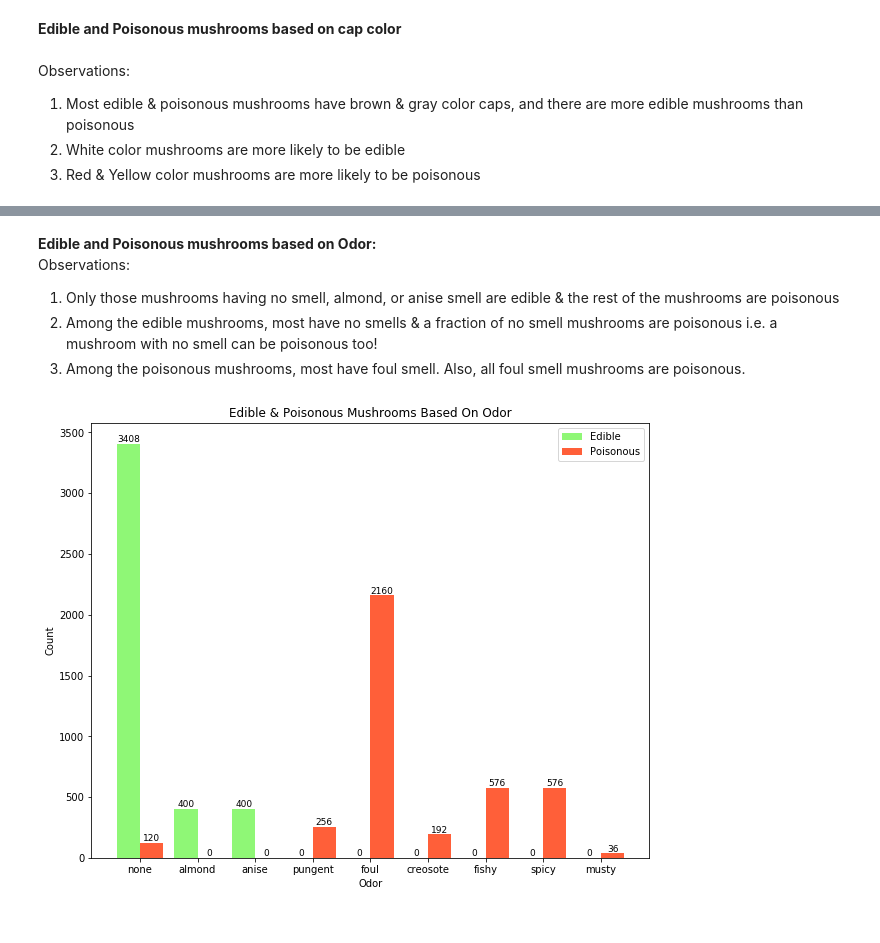
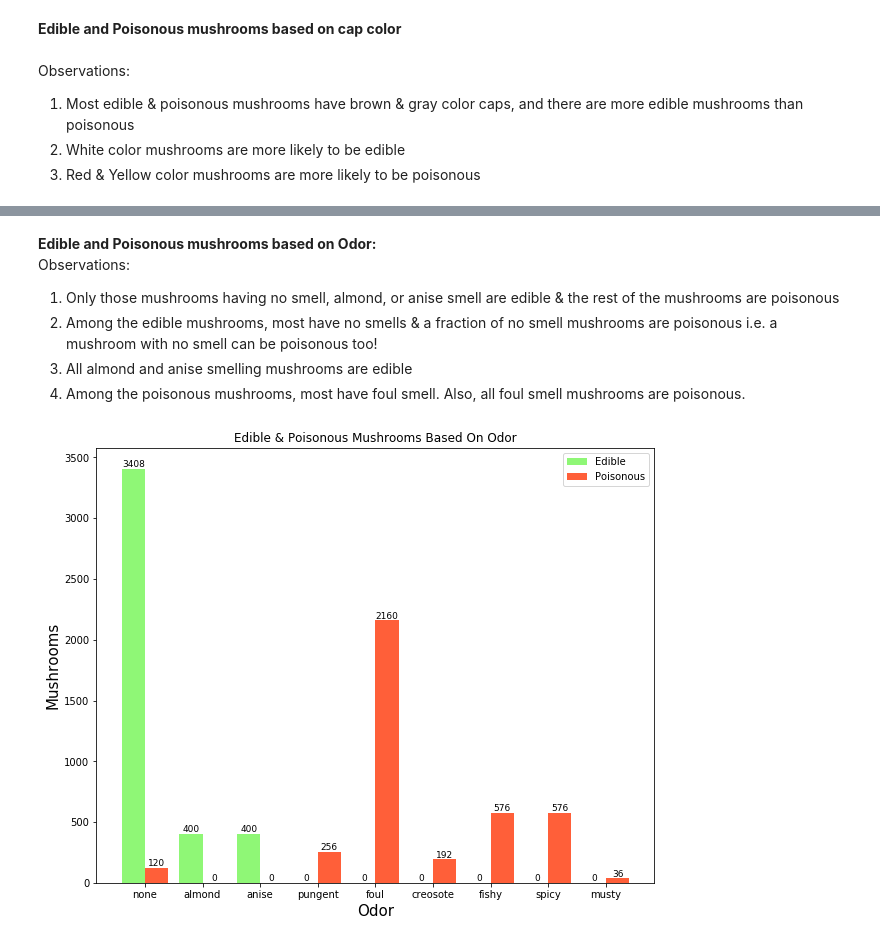
Before and after one commit to yuvrajpandya/ScikitLearn, a Jupyter notebook: KNN/Mushroom Prediction.ipynb, the cells around one changed output, grey strips where cells are left out. Saved outputs shown, nothing was run; the diff lists cells and outputs as text; code cells hidden in the pictures.

```diff
--- a/KNN/Mushroom Prediction.ipynb
+++ b/KNN/Mushroom Prediction.ipynb
@@ -75,6 +75,9 @@ import numpy as np
 import matplotlib.pyplot as plt
 import seaborn as sns
 from sklearn import preprocessing
+# %%
+# constants
+fontsize = 15
 # %%
 df = pd.read_csv('https://raw.githubusercontent.com/yuvrajpandya/ScikitLearn/master/Datasets/mushrooms.csv')
 df.head()
@@ -268,37 +271,38 @@ autolabel(poisonous_bars, ax);
 Observations:<br>
 1. Only those mushrooms having no smell, almond, or anise smell are edible & the rest of the mushrooms are poisonous<br>
 2. Among the edible mushrooms, most have no smells & a fraction of no smell mushrooms are poisonous i.e. a mushroom with no smell can be poisonous too!<br>
-3. Among the poisonous mushrooms, most have foul smell. Also, all foul smell mushrooms are poisonous.<br>
+3. All almond and anise smelling mushrooms are edible<br>
+4. Among the poisonous mushrooms, most have foul smell. Also, all foul smell mushrooms are poisonous.<br>
 # %%
 # odor
 # odor: almond=a,anise=l,creosote=c,fishy=y,foul=f, musty=m,none=n,pungent=p,spicy=s
 edible_odor, poisonous_odor = preparebars('odor', {'a':'almond', 'l':'anise', 'c':'creosote', 'y': 'fishy', 'f':'foul','m':'musty', 'n':'none', 'p':'pungent', 's':'spicy'})
 
 # plot odor and edible/poisonous mushroom
 fig, ax = plt.subplots(figsize=(10,8))
 ax.set_title('Edible & Poisonous Mushrooms Based On Odor')
 width = 0.4
 ed_indexes = [x+1 for x in edible_odor.index]
 po_indexes = [x+width for x in ed_indexes]
 
 labels = edible_odor['odor']
 
 # edible mushrooms having different cap-color
 edible_bars = ax.bar(ed_indexes, edible_odor['count'], width, color='#8ff776')
 
 # poisonous mushrooms having different cap-color
 poisonous_bars = ax.bar(po_indexes, poisonous_odor['count'], width, color='#ff5f39')
 
 # set x & y axis ticks & labels
 ax.set_xticks([x+width/2 for x in ed_indexes])
 ax.set_xticklabels(labels)
-ax.set_xlabel('Odor')
-ax.set_ylabel('Count')
+ax.set_xlabel('Odor', fontsize = fontsize)
+ax.set_ylabel('Mushrooms', fontsize = fontsize)
 
 ax.legend(['Edible', 'Poisonous'])
 
 # label each bar to show the count
 autolabel(edible_bars, ax)
 autolabel(poisonous_bars, ax);
 # %% [output]
-[figure, old version]
+[figure, new version]
```
Also changed, not shown: parts of 4 cells of this notebook.
